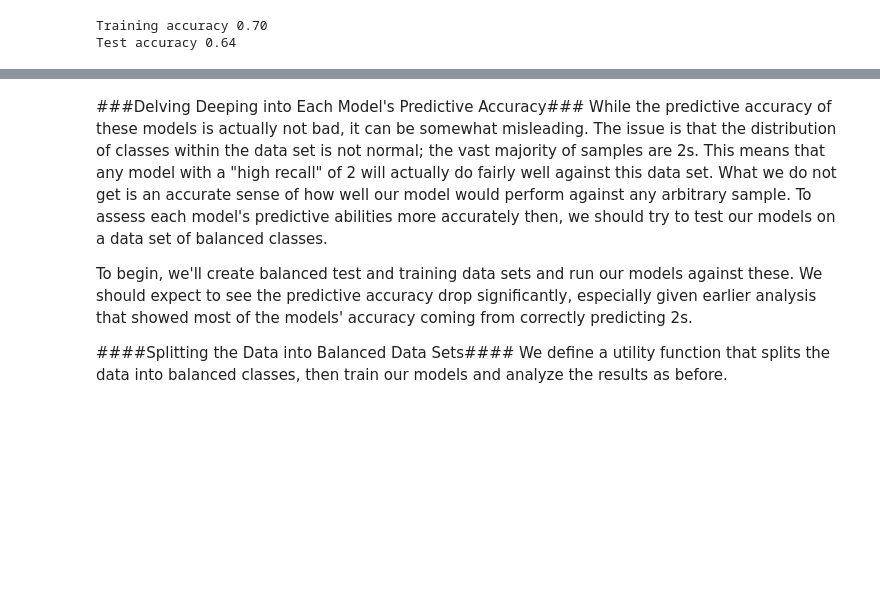
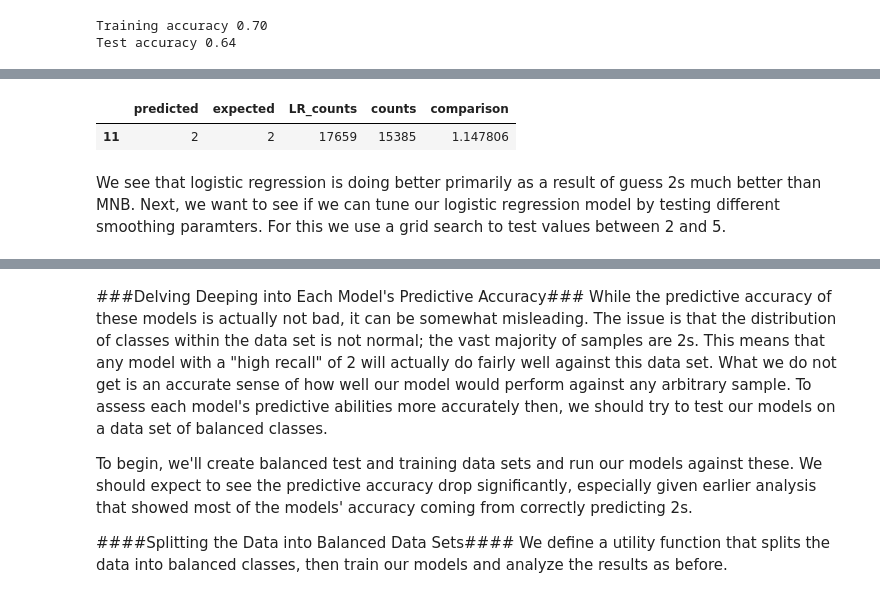
Before and after one commit to DryingPole/sentiment, a Jupyter notebook: notebooks/Final Project Process Book.ipynb, the cells around one changed output, grey strips where cells are left out. Drawn from its saved outputs; the diff is of its cells as text; code cells hidden in the pictures; blank space fills up the shorter version.

```diff
--- a/notebooks/Final Project Process Book.ipynb
+++ b/notebooks/Final Project Process Book.ipynb
@@ -504,3 +557,11 @@ Test accuracy 0.64
+# %%
+outperform = comp[(comp.comparison > 1) & (comp.expected == comp.predicted)]
+outperform.head()
+# %% [output]
+|  | predicted | expected | LR_counts | counts | comparison |
+| 11 | 2 | 2 | 17659 | 15385 | 1.147806 |
+# %% [markdown]
+We see that logistic regression is doing better primarily as a result of guess 2s much better than MNB. Next, we want to see if we can tune our logistic regression model by testing different smoothing paramters. For this we use a grid search to test values between 2 and 5.
 # %%
 # use cross validation to find the optimal value for k
 from sklearn.grid_search import GridSearchCV
```
Also changed, not shown: parts of 21 cells of this notebook.
